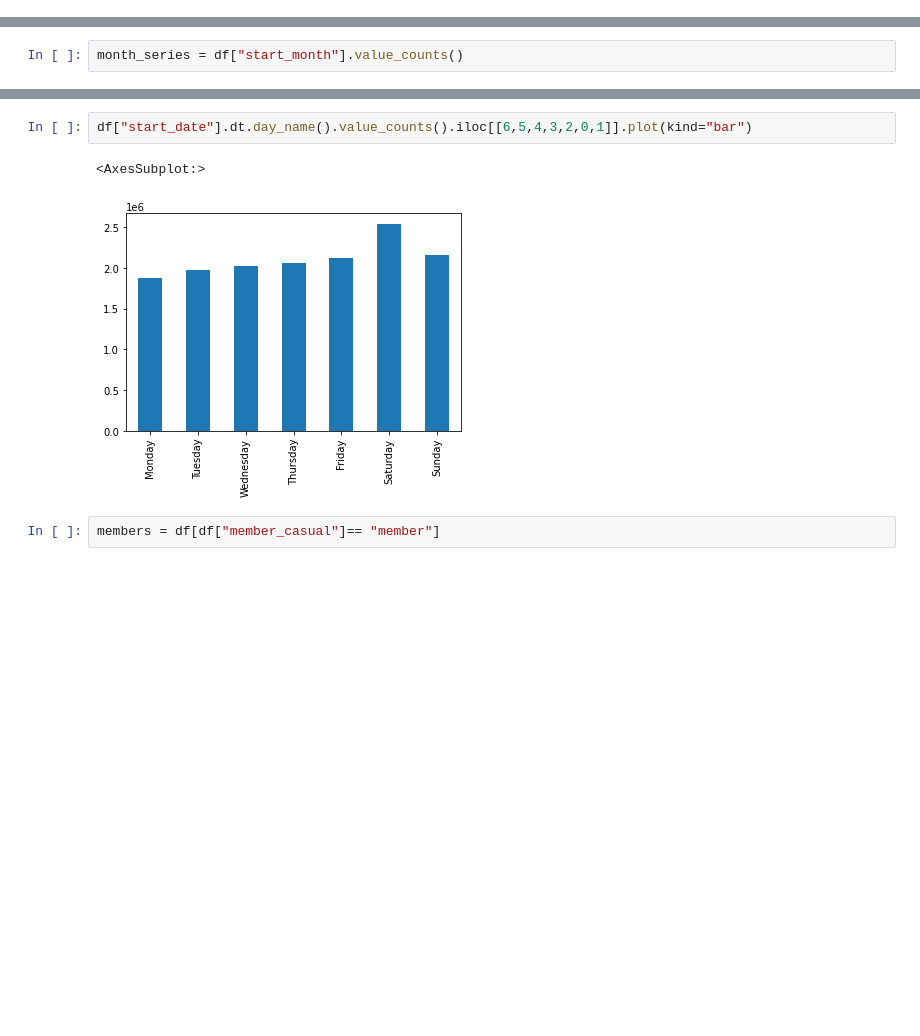
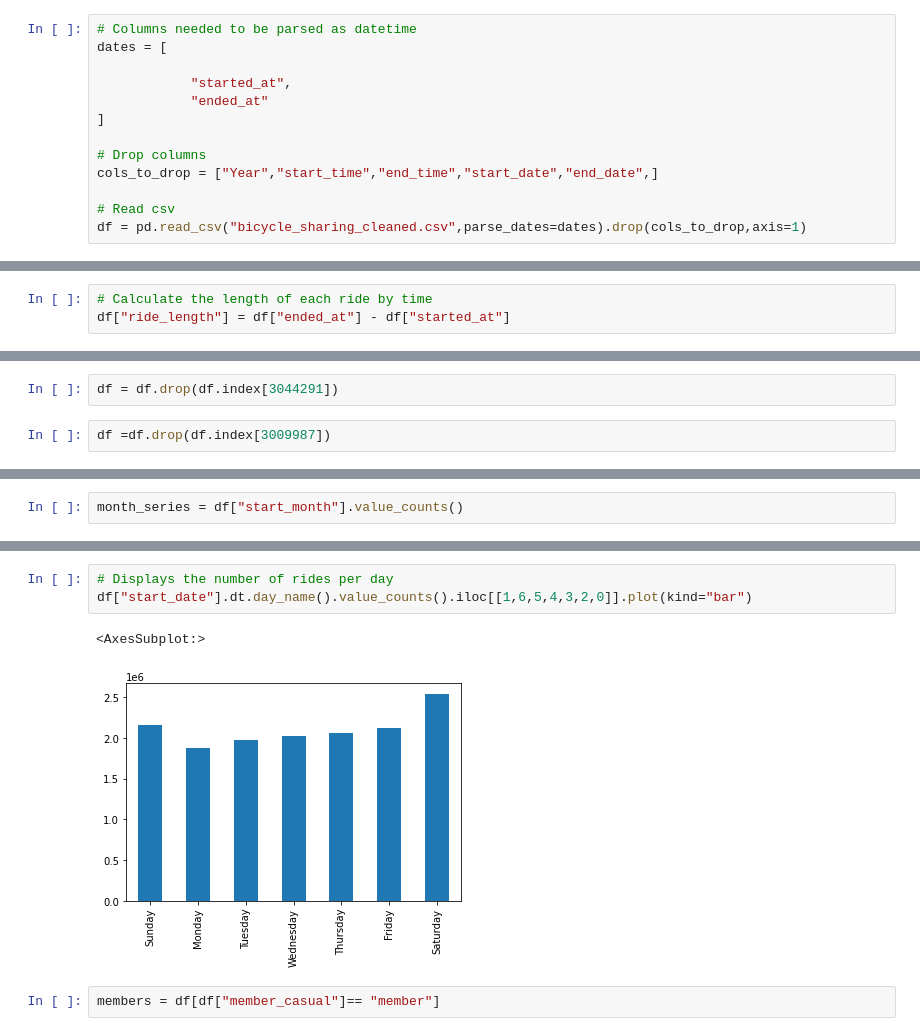
Before and after one commit to paul-trood/bicycle_sharing, a Jupyter notebook: 03_data_exploration.ipynb, the cells around one changed output, grey strips where cells are left out. Saved outputs shown, nothing was run; the diff lists cells and outputs as text; blank space fills up the shorter version.

```diff
--- a/03_data_exploration.ipynb
+++ b/03_data_exploration.ipynb
@@ -22,3 +11,16 @@ df["end_time"] = pd.to_datetime(df["end_time"], format='%H:%M:%S').dt.time
+# %%
+# Columns needed to be parsed as datetime
+dates = [
+
+            "started_at",
+            "ended_at"
+]
+
+# Drop columns
+cols_to_drop = ["Year","start_time","end_time","start_date","end_date",]
+
+# Read csv
+df = pd.read_csv("bicycle_sharing_cleaned.csv",parse_dates=dates).drop(cols_to_drop,axis=1)
 # %%
 df.head()
 # %% [output]
@@ -68,0 +72,3 @@ memory usage: 5.4 GB
+# %%
+# Calculate the length of each ride by time
+df["ride_length"] = df["ended_at"] - df["started_at"]
@@ -68,0 +93,4 @@ memory usage: 5.4 GB
+# %%
+df = df.drop(df.index[3044291])
+# %%
+df =df.drop(df.index[3009987])
@@ -79,10 +115,11 @@ month_series.iloc[[10,11,9,7,5,3,1,0,2,4,6,8]].plot(kind="bar")
 <AxesSubplot:>
 [figure]
 # %%
-df["start_date"].dt.day_name().value_counts().iloc[[6,5,4,3,2,0,1]].plot(kind="bar")
+# Displays the number of rides per day
+df["start_date"].dt.day_name().value_counts().iloc[[1,6,5,4,3,2,0]].plot(kind="bar")
 # %% [output]
 <AxesSubplot:>
-[figure, old version]
+[figure, new version]
 # %%
 members = df[df["member_casual"]== "member"]
 # %%
```
Also changed, not shown: parts of 15 cells of this notebook.
